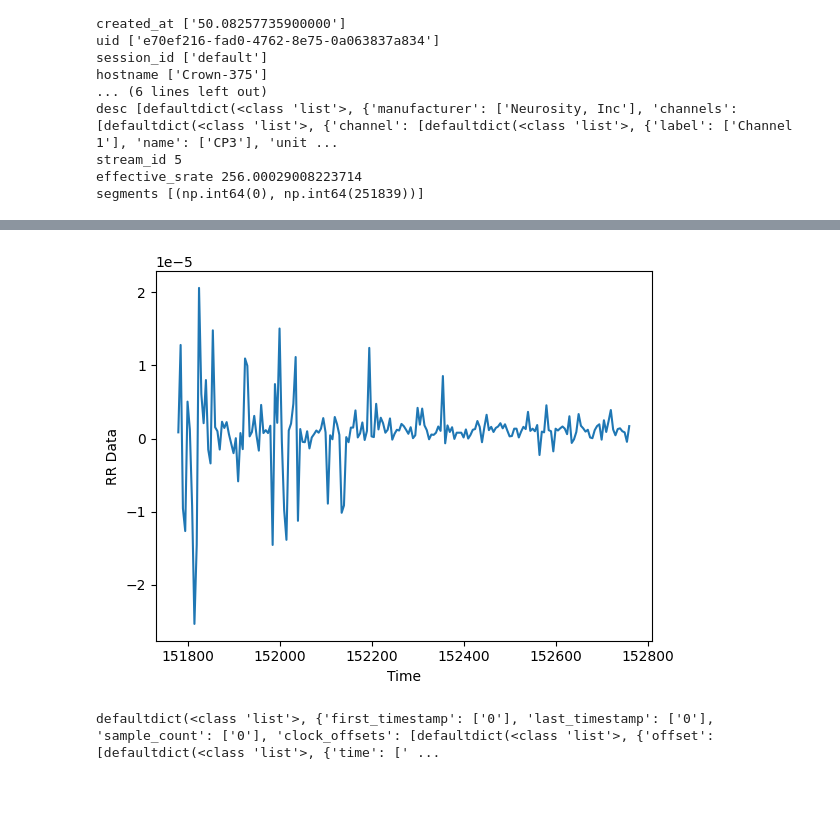
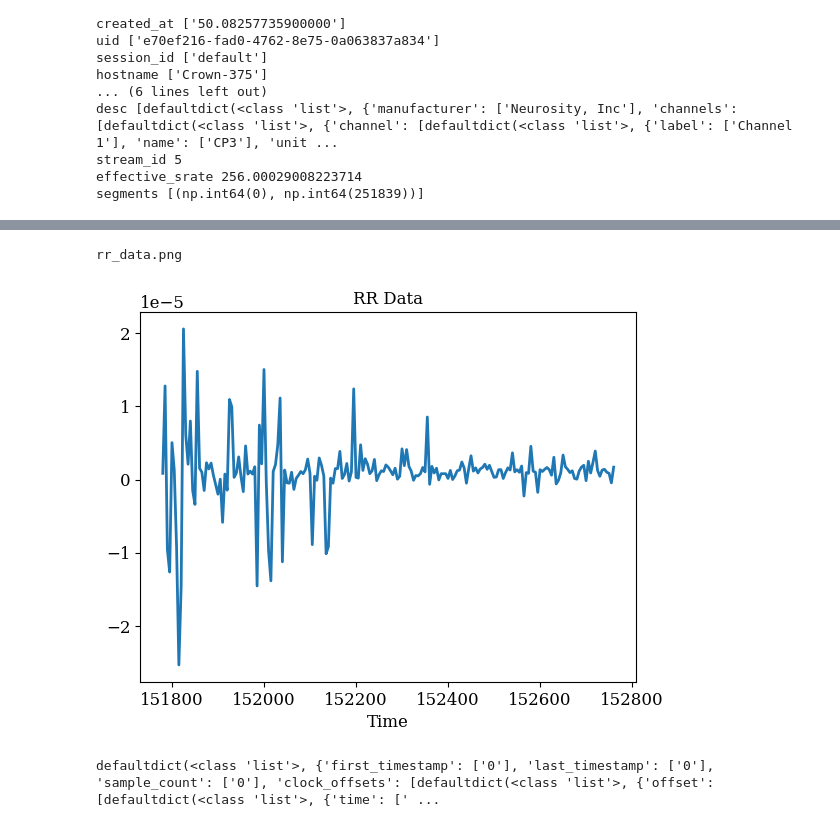
Before and after one commit to vadim-vic/EEG-IMU, a Jupyter notebook: data/EEG_IMU_xdf_LSL_LabStreamingLayer.ipynb, the cells around one changed output, grey strips where cells are left out. Saved outputs shown, nothing was run; the diff lists cells and outputs as text; code cells hidden in the pictures; blank space fills up the shorter version.

```diff
--- a/data/EEG_IMU_xdf_LSL_LabStreamingLayer.ipynb
+++ b/data/EEG_IMU_xdf_LSL_LabStreamingLayer.ipynb
@@ -30,8 +36,15 @@ Samples: 251840
 # %%
 streams, header = pyxdf.load_xdf(file_path)
 
-print("Found streams:", len(streams))
+text = "Found streams:" + str(len(streams))
+print(text)
+with open(fname, "a") as f:
+    f.write(text)
+
 for s in streams:
-    print(s["info"]["name"][0], " | ", s["info"]["type"][0])
+  text = "\n" + s["info"]["name"][0]+ ": "+ s["info"]["type"][0]
+  print(text)
+  with open(fname, "a") as f:
+    f.write(text)
 # %% [output]
 WARNING:pyxdf.pyxdf:Stream 1: Calculated effective sampling rate 0.0000 Hz is different from specified rate 130.0000 Hz.
@@ -112,7 +148,13 @@ for c in range(eeg_data.shape[1]):
   data_column = eeg_data[:,c]
   plt.plot(eeg_time, data_column)
   plt.xlabel('Time, s')
-  plt.ylabel('EEG Data, uV: ' + channel_names[c])# + str(c))
-  count += 1
+  plt.title('EEG Data, uV: ' + channel_names[c])# + str(c))
+
+  fig_name = 'eeg_data_' + str(c) + '.png'
+  plt.savefig(fig_name)
+  text = "\n" + fig_name
+  print(text)
+  with open(fname, "a") as f:
+    f.write(text)
   plt.show()
 # %% [output]
@@ -132,9 +179,15 @@ mot_time = mot_stream["time_stamps"]
 
 plt.plot(mot_time, mot_data)
 plt.xlabel('Time, s')
-plt.ylabel('Motion Data')
+plt.title('Motion Data')
 # put legend outside the plot
 # plt.legend(df_eeg.head(), loc='upper right', bbox_to_anchor=(1.1, 1))
+fig_name = 'mot_data.png'
+text = "\n" + fig_name
+print(text)
+with open(fname, "a") as f:
+    f.write(text)
+plt.savefig('mot_data.png')
 plt.show()
 
 
@@ -181,7 +235,12 @@ ecg_time = ecg_stream["clock_times"]
 
 plt.plot(ecg_time, ecg_data)
 plt.xlabel('Time')
-plt.ylabel('ECG Data')
+plt.title('ECG Data')
 # plt.axis('tight') # set axis tight
+plt.savefig('ecg_data.png')
+text = "\n" + 'ecg_data.png'
+print(text)
+with open(fname, "a") as f:
+    f.write(text)
 plt.show()
 # %% [output]
@@ -200,15 +255,22 @@ dict_keys(['info', 'footer', 'time_series', 'time_stamps', 'clock_times', 'clock
 # %%
 # find RR stream
 rr_stream = next(s for s in streams if s["info"]["type"][0] == "RR")
 rr_data = rr_stream["clock_values"]
 rr_time = rr_stream["clock_times"]
 
 plt.plot(rr_time, rr_data)
 plt.xlabel('Time')
-plt.ylabel('RR Data')
+plt.title('RR Data')
+# plt.axis('tight') # set axis tight
+plt.savefig('rr_data.png')
+text = "\n" + 'rr_data.png'
+print(text)
+with open(fname, "a") as f:
+    f.write(text)
 plt.show()
 # %% [output]
+rr_data.png
-[figure, old version]
+[figure, new version]
 # %%
 # find Markers stream
 mark_stream = next(s for s in streams if s["info"]["type"][0] == "Markers")
```
Also changed, not shown: parts of 10 cells of this notebook.
